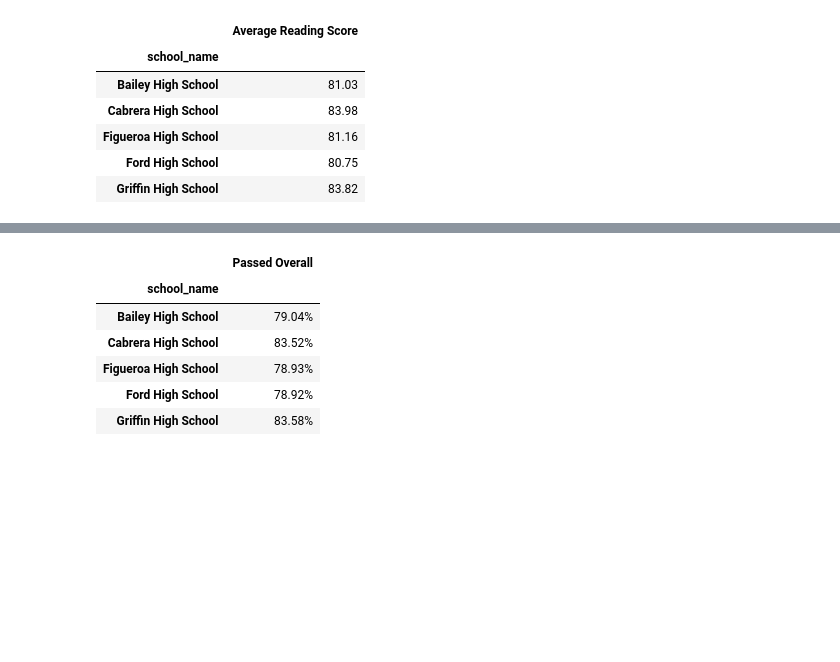
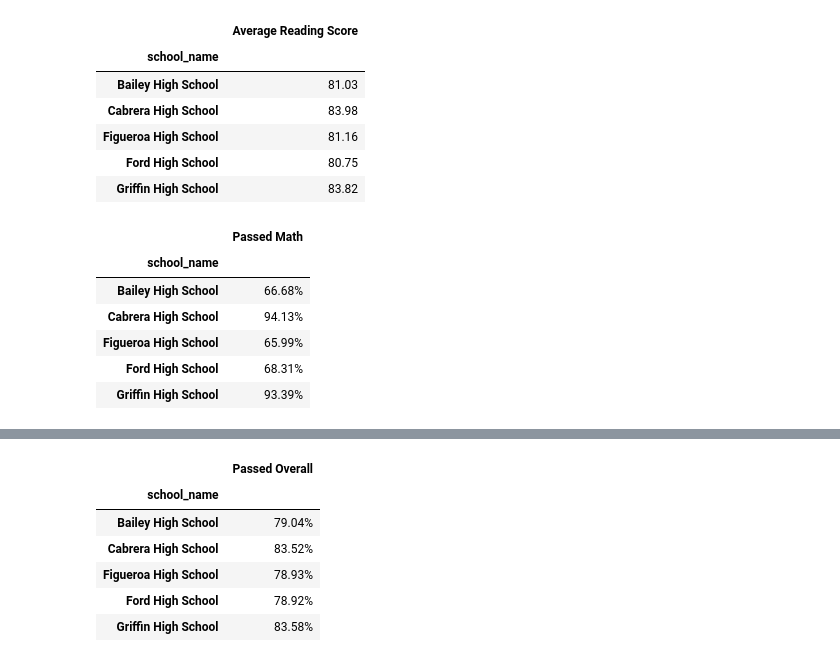
Before and after one commit to landonx1/pandas-challenge, a Jupyter notebook: PyCitySchools/main.ipynb, the cells around one changed output, grey strips where cells are left out. Drawn from its saved outputs; the diff is of its cells as text; code cells hidden in the pictures; blank space fills up the shorter version.

```diff
--- a/PyCitySchools/main.ipynb
+++ b/PyCitySchools/main.ipynb
@@ -188 +194,17 @@ Average_Reading.head().map("{:.2f}".format).to_frame("Average Reading Score")
+# %%
+#  percentage of students who passed math per school
+passed_math = passed_math_all.groupby("school_name").count()["student_name"] / per_school_counts * 100
+passed_math.head().map("{:.2f}%".format).to_frame("Passed Math")
+# grp_school_data = school_data_total.groupby("school_name")
+# grp_students = grp_school_data["student_name"].count()s
+# passed_math = school_data_total.query("math_score >= 70")["student_name"].count() / grp_students
+#per_passed_math
+# %% [output]
+|  | Passed Math |
+| school_name |  |
+| Bailey High School | 66.68% |
+| Cabrera High School | 94.13% |
+| Figueroa High School | 65.99% |
+| Ford High School | 68.31% |
+| Griffin High School | 93.39% |
 # %%
```
Also changed, not shown: parts of 7 cells of this notebook, 1 other file.
